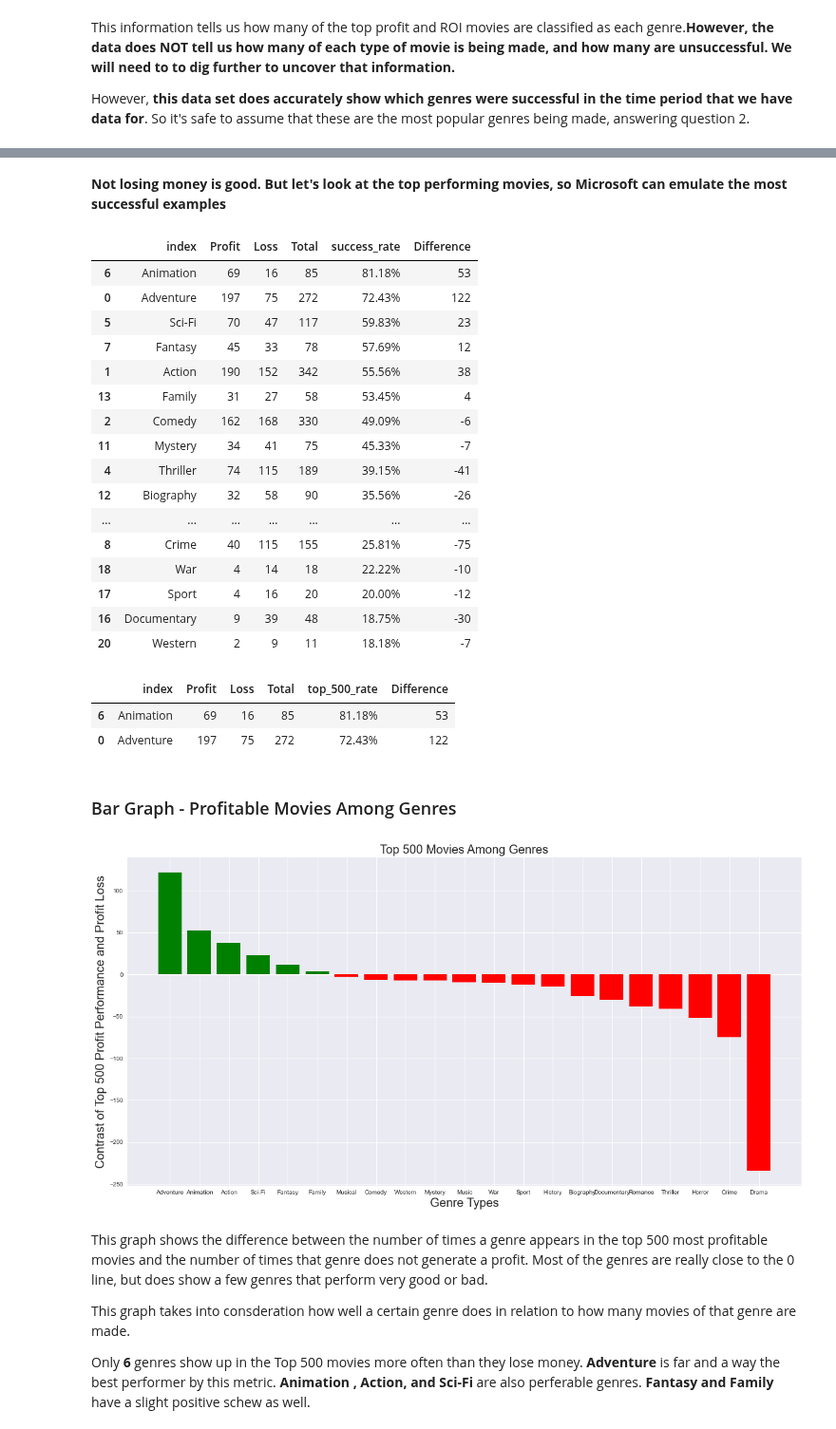
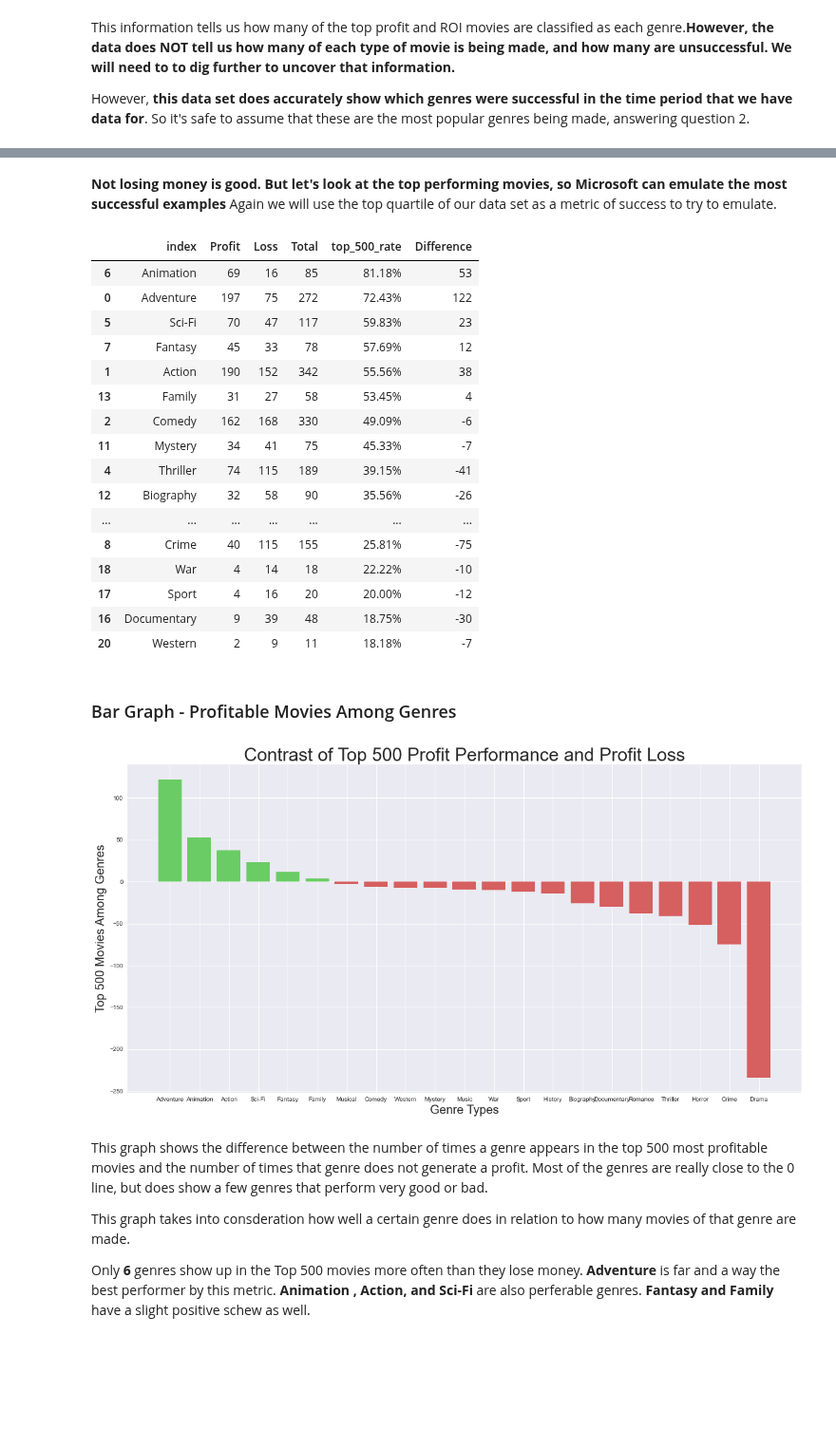
Before and after one commit to jxn628/dsc-phase-1-project, a Jupyter notebook: student.ipynb, the cells around one changed output, grey strips where cells are left out. Shown at 95% size. Saved outputs shown, nothing was run; the diff lists cells and outputs as text; code cells hidden in the pictures; blank space fills up the shorter version.

```diff
--- a/student.ipynb
+++ b/student.ipynb
@@ -850,5 +776,6 @@ genre_comparison_df_2.head(2)
 # %% [markdown]
 **Not losing money is good. But let's look at the top performing movies, so Microsoft can emulate the most successful examples**
+Again we will use the top quartile of our data set as a metric of success to try to emulate.
 # %%
 #Comparing genres of top 500 profitable movies from 2010 df with genres of movies that lost money.
 
@@ -861,10 +788,11 @@ genre_comparison_df['success_rate'] = success_rate
 genre_comparison_df['success_rate'] = genre_comparison_df['success_rate'].map("{:.2%}".format)
 genre_comparison_df = genre_comparison_df.sort_values('success_rate', ascending=False)
 genre_comparison_df['Difference'] = genre_comparison_df.apply(lambda x: x['Profit'] - x['Loss'], axis=1)
+genre_comparison_df = genre_comparison_df.rename(columns={'success_rate': 'top_500_rate'})
 
 genre_comparison_df
 # %% [output]
-|  | index | Profit | Loss | Total | success_rate | Difference |
+|  | index | Profit | Loss | Total | top_500_rate | Difference |
 | 6 | Animation | 69 | 16 | 85 | 81.18% | 53 |
 | 0 | Adventure | 197 | 75 | 272 | 72.43% | 122 |
 | 5 | Sci-Fi | 70 | 47 | 117 | 59.83% | 23 |
@@ -881,13 +809,6 @@ genre_comparison_df
 | 17 | Sport | 4 | 16 | 20 | 20.00% | -12 |
 | 16 | Documentary | 9 | 39 | 48 | 18.75% | -30 |
 | 20 | Western | 2 | 9 | 11 | 18.18% | -7 |
-# %%
-genre_comparison_df = genre_comparison_df.rename(columns={'success_rate': 'top_500_rate'})
-genre_comparison_df.head(2)
-# %% [output]
-|  | index | Profit | Loss | Total | top_500_rate | Difference |
-| 6 | Animation | 69 | 16 | 85 | 81.18% | 53 |
-| 0 | Adventure | 197 | 75 | 272 | 72.43% | 122 |
 # %%
 genre_comparison_df_dif = genre_comparison_df.sort_values('Difference', ascending=False)
 genre_comparison_df_dif
@@ -898,17 +819,17 @@ genre_comparison_df_2_dif = genre_comparison_df_2.sort_values('Difference', asce
 # %%
 df = genre_comparison_df_dif
 
 fig, ax = plt.subplots(figsize = (20,10))
 
 ax.bar(x=df['index'], height=df['Difference'],  color=(df['Difference'] >= .50).map({True: 'g',
                                                     False: 'r'}))
 
 
 ax.set_xlabel('Genre Types', size=20)
-ax.set_ylabel('Contrast of Top 500 Profit Performance and Profit Loss', size=20)
-ax.set_title('Top 500 Movies Among Genres', size=20);
+ax.set_ylabel('Top 500 Movies Among Genres', size=20)
+ax.set_title('Contrast of Top 500 Profit Performance and Profit Loss', size=30);
 # %% [output]
-[figure, old version]
+[figure, new version]
 # %% [markdown]
 This graph shows the difference between the number of times a genre appears in the top 500 most profitable movies and the number of times that genre does not generate a profit. Most of the genres are really close to the 0 line, but does show a few genres that perform very good or bad.
 
```
Also changed, not shown: parts of 45 cells of this notebook.
